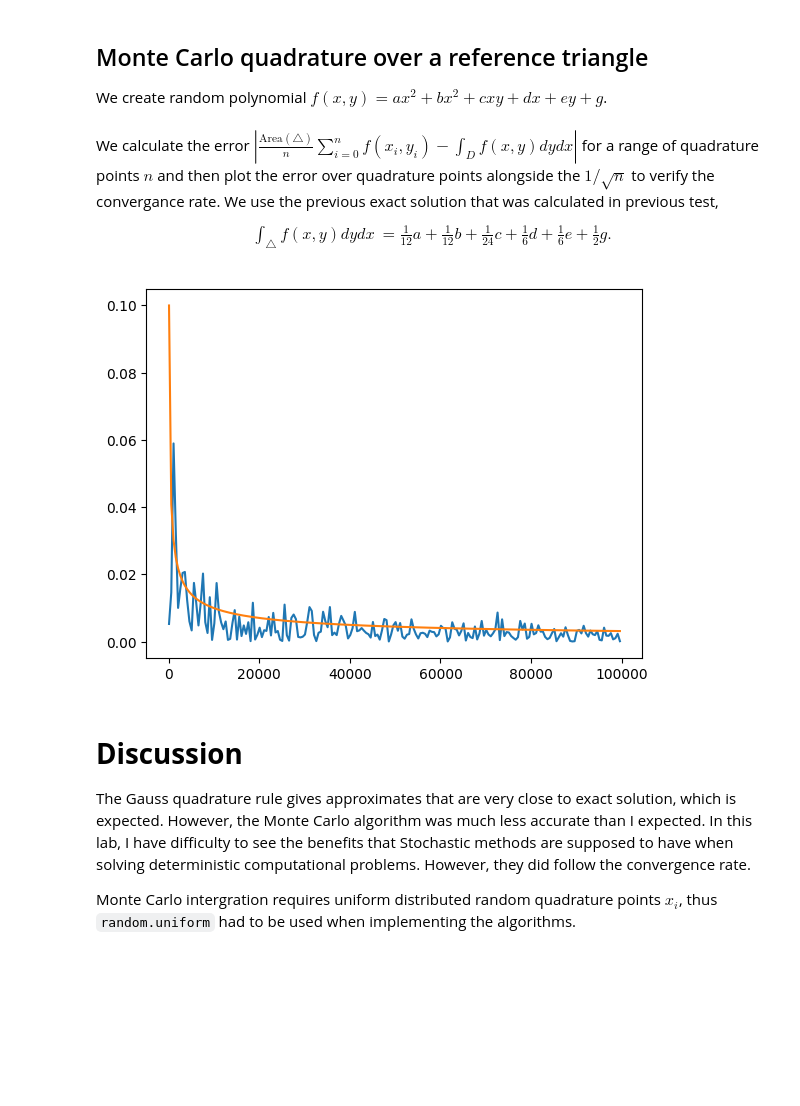
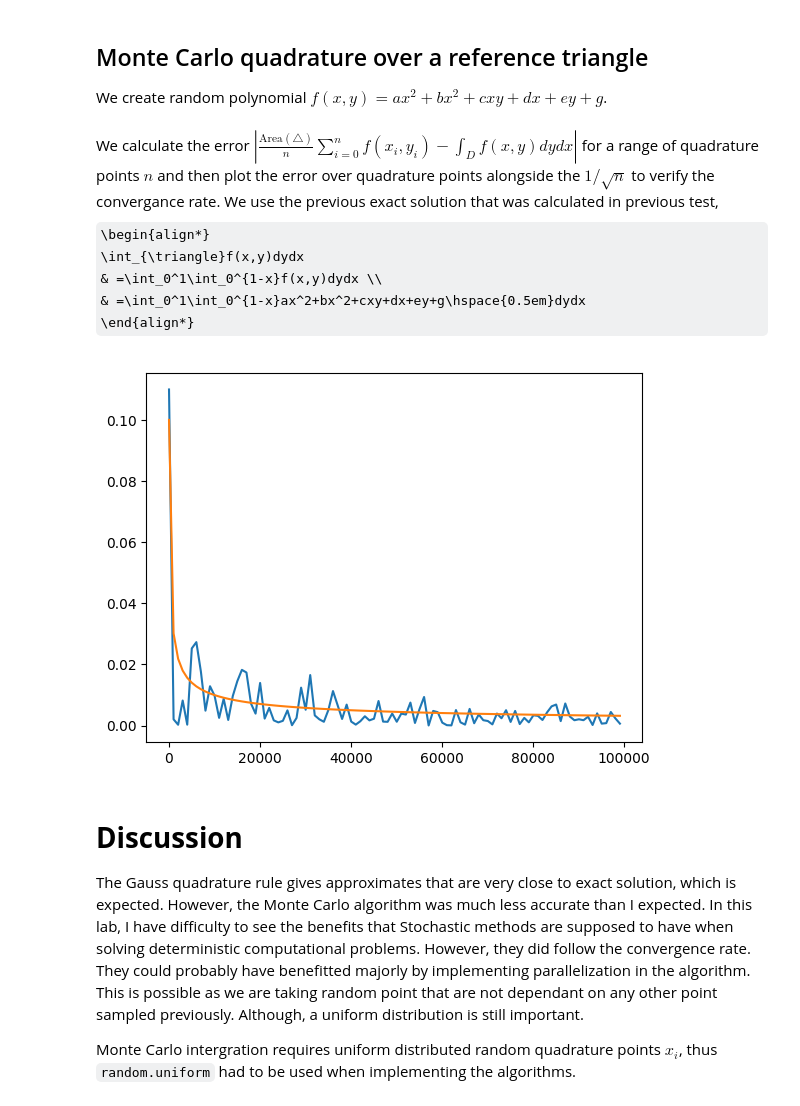
Before and after one commit to johanhoffman/DD2363_VT24, a Jupyter notebook: Lab4/chmntz_Lab4.ipynb, the cells around one changed output. Cells and saved outputs as stored; diff of their text form; code cells hidden in the pictures; some formulas as TeX source; blank space fills up the shorter version.

```diff
--- a/Lab4/chmntz_Lab4.ipynb
+++ b/Lab4/chmntz_Lab4.ipynb
@@ -85,28 +89,28 @@ def monte_carlo_int(f: Callable, a: float, b: float, n: int = 10000) -> float:
 
 To apply Monte Carlo integration over a reference triangle we need to construct an algorithm to sample random point on the triangle. In this lab, I implemented an algorithm described in [this paper](zhttps://www.cs.princeton.edu/~funk/tog02.pdf) (section 4.2). It gives a random sample point that is inside three given points that define a triangle.
 # %%
-def triangle_sampling(A: np.array([float, float]), B: np.array([float, float]), C: np.array([float, float])) -> np.array([float, float]):
+def triangle_sampling(A: np.array, B: np.array, C: np.array) -> np.array:
     r = np.random.uniform(0, 1)
     s = np.random.uniform(0, 1)
     eps_a = 1.0 - np.sqrt(s)
     eps_b = (1.0 - r) * np.sqrt(s)
     eps_c = r * np.sqrt(s)
-    x = eps_a * A[0] + eps_b * B[0] + eps_c * C[0]
-    y = eps_a * A[1] + eps_b * B[1] + eps_c * C[1]
-    return np.array([x, y])
+    x_i = eps_a * A[0] + eps_b * B[0] + eps_c * C[0]
+    y_i = eps_a * A[1] + eps_b * B[1] + eps_c * C[1]
+    return np.array([x_i, y_i])
 # %% [markdown]
 When applying Monte Carlo integration over a reference triangle, the function is defined as
 $$\int_{\triangle}f(x,y)dydx\approx\frac{\text{Area}(\triangle)}{n}\sum_{i=0}^{n}f(x_i,y_i),$$
 as given in section 9 of [this paper](https://people.sc.fsu.edu/~jburkardt/presentations/cg_lab_monte_carlo_triangles.pdf).
 # %%
-def monte_carlo_int_triangle(f: Callable, A: np.array([float, float]),
-        B: np.array([float, float]), C: np.array([float, float]), n: int = 50000) -> float:
+def monte_carlo_int_triangle(f: Callable, A: np.array, B: np.array, C: np.array, n: int = 50000) -> float:
     sum = 0
-    a = np.sqrt((B[0] - C[0])**2 + (B[1] - C[1])**2)
-    b = np.sqrt((A[0] - C[0])**2 + (A[1] - C[1])**2)
-    c = np.sqrt((A[0] - B[0])**2 + (A[1] - B[1])**2)
-    s = (a + b + c) / 2
-    area = np.sqrt(s * (s - a) * (s - b) * (s - c)) # Herons formula
+    # a = np.sqrt((B[0] - C[0])**2 + (B[1] - C[1])**2)
+    # b = np.sqrt((A[0] - C[0])**2 + (A[1] - C[1])**2)
+    # c = np.sqrt((A[0] - B[0])**2 + (A[1] - B[1])**2)
+    # s = (a + b + c) / 2
+    # area = np.sqrt(s * (s - a) * (s - b) * (s - c)) # Herons formula
+    area = 0.5
     for i in range(n):
         p = triangle_sampling(A, B, C)
         sum += f(p[0], p[1])
@@ -158,8 +162,7 @@ f = lambda x : c[2]*x**2 + c[1]*x + c[0]
 We calculate the error $|\frac{|D|}{n}\sum_{i=0}^{n}f(x_i)-\int_{D}f(x)dx|$ for a range of quadrature points $n$ and then plot the error alongside the $1/\sqrt{n}$ to verify the convergance rate.
 # %%
 err = []
-exact = sp.integrate.quad(f, 0, 1)[0]
-quad_points = range(100, 100100, 500)
+quad_points = range(100, 100100, 1000)
 for n in quad_points:
     err.append(abs(monte_carlo_int(f, 0, 1, n) - exact))
 plt.plot(quad_points, err)
@@ -173,27 +176,28 @@ We create random polynomial $f(x,y)=ax^2+bx^2+cxy+dx+ey+g$.
 # %%
 c = np.random.randint(10, size=6)
 f = lambda x, y : c[5]*x**2 + c[4]*y**2 + c[3]*x*y + c[2]*x + c[1]*y + c[0]
+exact = float(integrate(c[5]*X**2 + c[4]*Y**2 + c[3]*X*Y + c[2]*X + c[1]*Y + c[0], (Y, 0, 1-X), (X, 0, 1)))
 # %% [markdown]
 We calculate the error $|\frac{\text{Area}(\triangle)}{n}\sum_{i=0}^{n}f(x_i,y_i)-\int_{D}f(x,y)dydx|$ for a range of quadrature points $n$ and then plot the error over quadrature points alongside the $1/\sqrt{n}$ to verify the convergance rate.
 We use the previous exact solution that was calculated in previous test,
 \begin{align*}
 \int_{\triangle}f(x,y)dydx
-& =\frac{1}{12}a+\frac{1}{12}b+\frac{1}{24}c+\frac{1}{6}d+\frac{1}{6}e+\frac{1}{2}g.
+& =\int_0^1\int_0^{1-x}f(x,y)dydx \\
+& =\int_0^1\int_0^{1-x}ax^2+bx^2+cxy+dx+ey+g\hspace{0.5em}dydx
 \end{align*}
 # %%
 err = []
-exact = 1/12*c[5] + 1/12*c[4] + 1/24*c[3] + 1/6*c[2] + 1/6*c[1] + 1/2*c[0]
-quad_points = range(100, 100100, 500)
+quad_points = range(100, 100100, 1000)
 for n in quad_points:
     err.append(abs(monte_carlo_int_triangle(f, [1, 0], [0, 1], [0, 0], n) - exact))
 plt.plot(quad_points, err)
 plt.plot(quad_points, 1 / np.sqrt(quad_points))
 plt.show()
 # %% [output]
-[figure, old version]
+[figure, new version]
 # %% [markdown]
 # **Discussion**
 The Gauss quadrature rule gives approximates that are very close
-to exact solution, which is expected. However, the Monte Carlo algorithm was much less accurate than I expected. In this lab, I have difficulty to see the benefits that Stochastic methods are supposed to have when solving deterministic computational problems. However, they did follow the convergence rate.
+to exact solution, which is expected. However, the Monte Carlo algorithm was much less accurate than I expected. In this lab, I have difficulty to see the benefits that Stochastic methods are supposed to have when solving deterministic computational problems. However, they did follow the convergence rate. They could probably have benefitted majorly by implementing parallelization in the algorithm. This is possible as we are taking random point that are not dependant on any other point sampled previously. Although, a uniform distribution is still important.
 
 Monte Carlo intergration requires uniform distributed random quadrature points $x_i$, thus `random.uniform` had to be used when implementing the algorithms.
```
Also changed, not shown: parts of 7 cells of this notebook.
